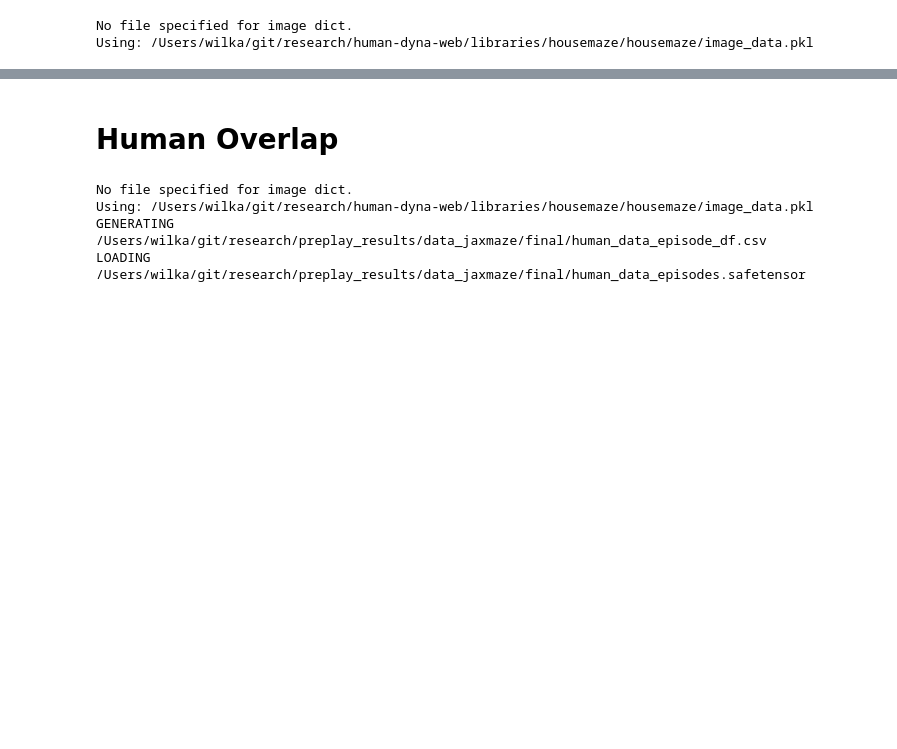
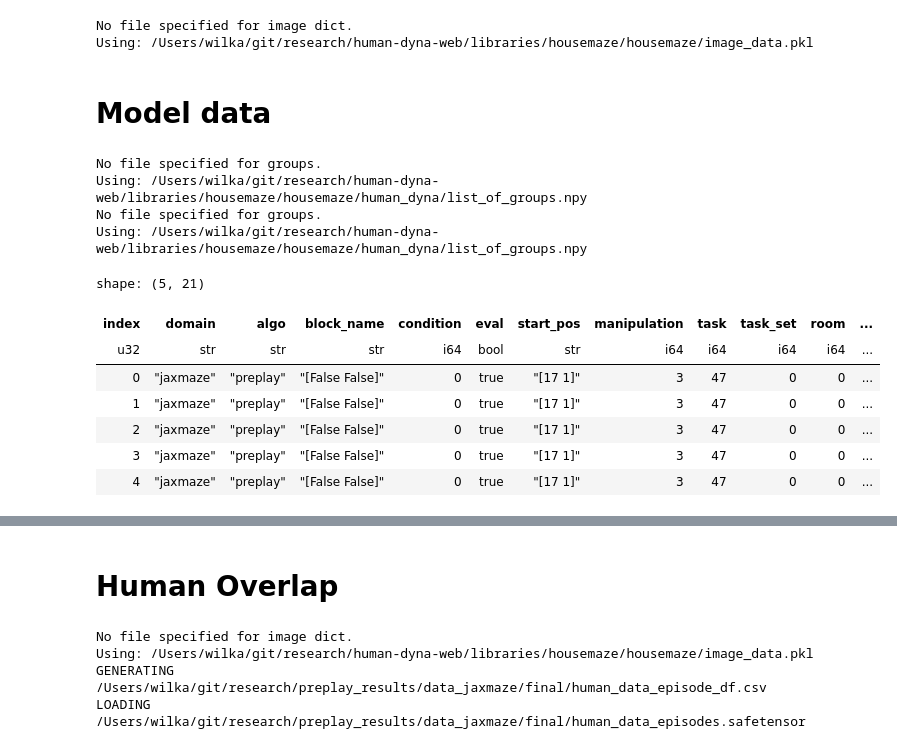
Before and after one commit to wcarvalho/multitask_preplay, a Jupyter notebook: figures_supplemental/jaxmaze_overlap_analysis.ipynb, the cells around one changed output, grey strips where cells are left out. Saved outputs shown, nothing was run; the diff lists cells and outputs as text; code cells hidden in the pictures; blank space fills up the shorter version.

```diff
--- a/figures_supplemental/jaxmaze_overlap_analysis.ipynb
+++ b/figures_supplemental/jaxmaze_overlap_analysis.ipynb
@@ -26,3 +26,28 @@ from figures.jaxmaze_overlap_analysis import (
 # %% [output]
 No file specified for image dict.
 Using: /Users/wilka/git/research/human-dyna-web/libraries/housemaze/housemaze/image_data.pkl
+# %% [markdown]
+# Model data
+# %%
+from data_processing import process_model_data
+
+model_df = process_model_data.get_jaxmaze_model_data(
+  load_df_only=False,
+  models=["preplay_new"],
+)
+# %% [output]
+No file specified for groups.
+Using: /Users/wilka/git/research/human-dyna-web/libraries/housemaze/housemaze/human_dyna/list_of_groups.npy
+No file specified for groups.
+Using: /Users/wilka/git/research/human-dyna-web/libraries/housemaze/housemaze/human_dyna/list_of_groups.npy
+# %%
+model_df.filter(eval=True, manipulation=3).head()
+# %% [output]
+shape: (5, 21)
+| index | domain | algo | block_name | condition | eval | start_pos | manipulation | task | task_set | room | ... |
+| u32 | str | str | str | i64 | bool | str | i64 | i64 | i64 | i64 | ... |
+| 0 | "jaxmaze" | "preplay" | "[False False]" | 0 | true | "[17 1]" | 3 | 47 | 0 | 0 | ... |
+| 1 | "jaxmaze" | "preplay" | "[False False]" | 0 | true | "[17 1]" | 3 | 47 | 0 | 0 | ... |
+| 2 | "jaxmaze" | "preplay" | "[False False]" | 0 | true | "[17 1]" | 3 | 47 | 0 | 0 | ... |
+| 3 | "jaxmaze" | "preplay" | "[False False]" | 0 | true | "[17 1]" | 3 | 47 | 0 | 0 | ... |
+| 4 | "jaxmaze" | "preplay" | "[False False]" | 0 | true | "[17 1]" | 3 | 47 | 0 | 0 | ... |
```
Also changed, not shown: parts of 5 cells of this notebook, 20 other files.
